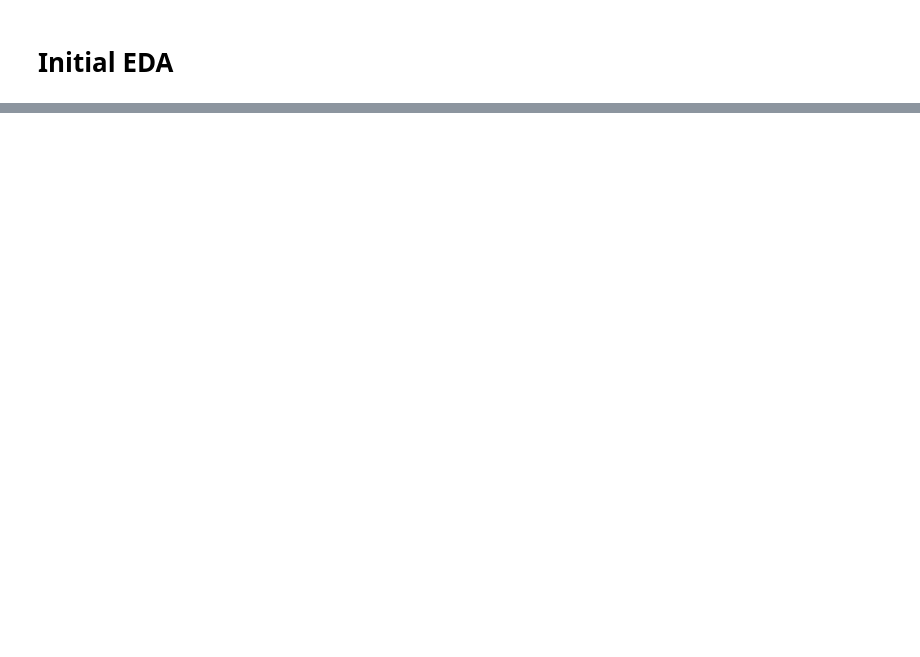
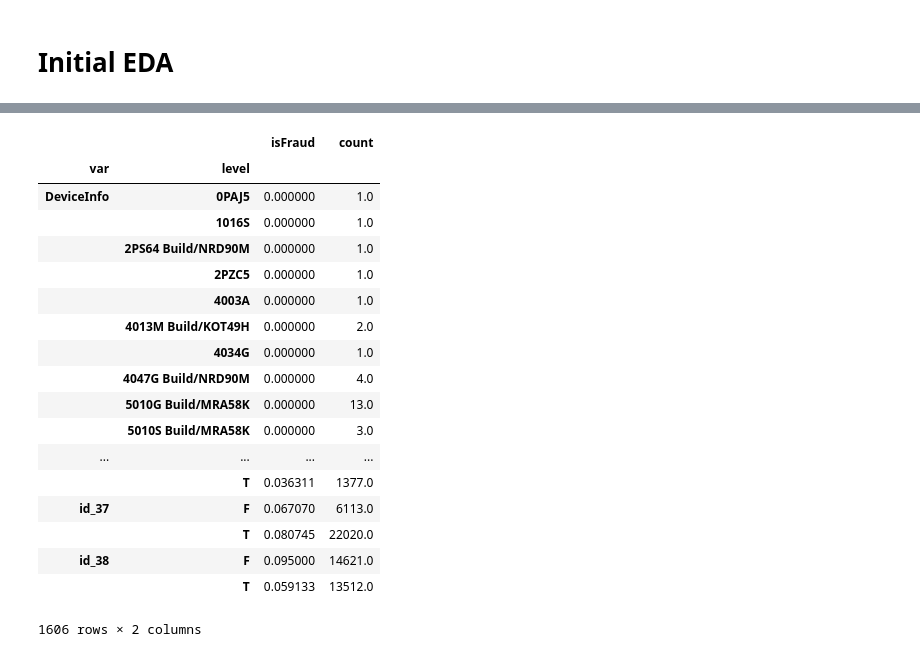
Before and after one commit to jimthompson5802/IEEEFraudDetection, a Jupyter notebook: eda/inital_eda.ipynb, the cells around one changed output, grey strips where cells are left out. Drawn from its saved outputs; the diff is of its cells as text; code cells hidden in the pictures; blank space fills up the shorter version.

```diff
--- a/eda/inital_eda.ipynb
+++ b/eda/inital_eda.ipynb
@@ -180,0 +21,12 @@ sns.boxplot("isFraud", "log_value", data=df2)
+# %%
+
+# Run Id for sample data
+RUN_ID='4b20d2c58c6f44beb36528a1542f9551'
+
+tmpdir = tempfile.mkdtemp()
+
+retrieve_artifacts(RUN_ID, '.', tmpdir)
+
+
+train_df = pd.read_pickle(os.path.join(tmpdir,'sample.pkl'))
+train_df.shape
@@ -180,0 +42,6 @@ sns.boxplot("isFraud", "log_value", data=df2)
+# %%
+# separate numeric vs categorical attributes
+predictors = list(set(train_df.columns) - set(['isFraud','TransactionID']))
+
+cat_predictors = sorted([col for col in predictors if train_df[col].dtype == 'object'])
+num_predictors = sorted(list(set(predictors) - set(cat_predictors)))
@@ -180,0 +88,43 @@ sns.boxplot("isFraud", "log_value", data=df2)
+# %%
+def summarize_categorical(cat_df):
+    result_list = []
+    for col in cat_df.columns:
+        df = pd.concat([cat_df[col], train_df['isFraud']], axis = 1)
+        result1 = df.groupby(col)['isFraud'].mean()
+        multi_index = pd.MultiIndex.from_tuples([(result1.index.name, v) for v in result1.index], names=["var", "level"])
+        result1.index = multi_index
+
+        result2 = df.groupby(col)['isFraud'].count()
+        multi_index = pd.MultiIndex.from_tuples([(result2.index.name, v) for v in result2.index], names=["var", "level"])
+        result2.index = multi_index
+
+        results = pd.DataFrame([result1, result2]).T
+        results.columns = ['isFraud', 'count']
+
+        result_list.append(results)
+
+    return pd.DataFrame(pd.concat(result_list))
+# %%
+cat_df = train_df[cat_predictors].copy()
+# %%
+summarize_categorical(cat_df)
+# %% [output]
+|  |  | isFraud | count |
+| var | level |  |  |
+| DeviceInfo | 0PAJ5 | 0.000000 | 1.0 |
+|  | 1016S | 0.000000 | 1.0 |
+|  | 2PS64 Build/NRD90M | 0.000000 | 1.0 |
+|  | 2PZC5 | 0.000000 | 1.0 |
+|  | 4003A | 0.000000 | 1.0 |
+|  | 4013M Build/KOT49H | 0.000000 | 2.0 |
+|  | 4034G | 0.000000 | 1.0 |
+|  | 4047G Build/NRD90M | 0.000000 | 4.0 |
+|  | 5010G Build/MRA58K | 0.000000 | 13.0 |
+|  | 5010S Build/MRA58K | 0.000000 | 3.0 |
+| ... | ... | ... | ... |
+|  | T | 0.036311 | 1377.0 |
+| id_37 | F | 0.067070 | 6113.0 |
+|  | T | 0.080745 | 22020.0 |
+| id_38 | F | 0.095000 | 14621.0 |
+|  | T | 0.059133 | 13512.0 |
+1606 rows × 2 columns
```
Also changed, not shown: parts of 54 cells of this notebook, 1 other file.
